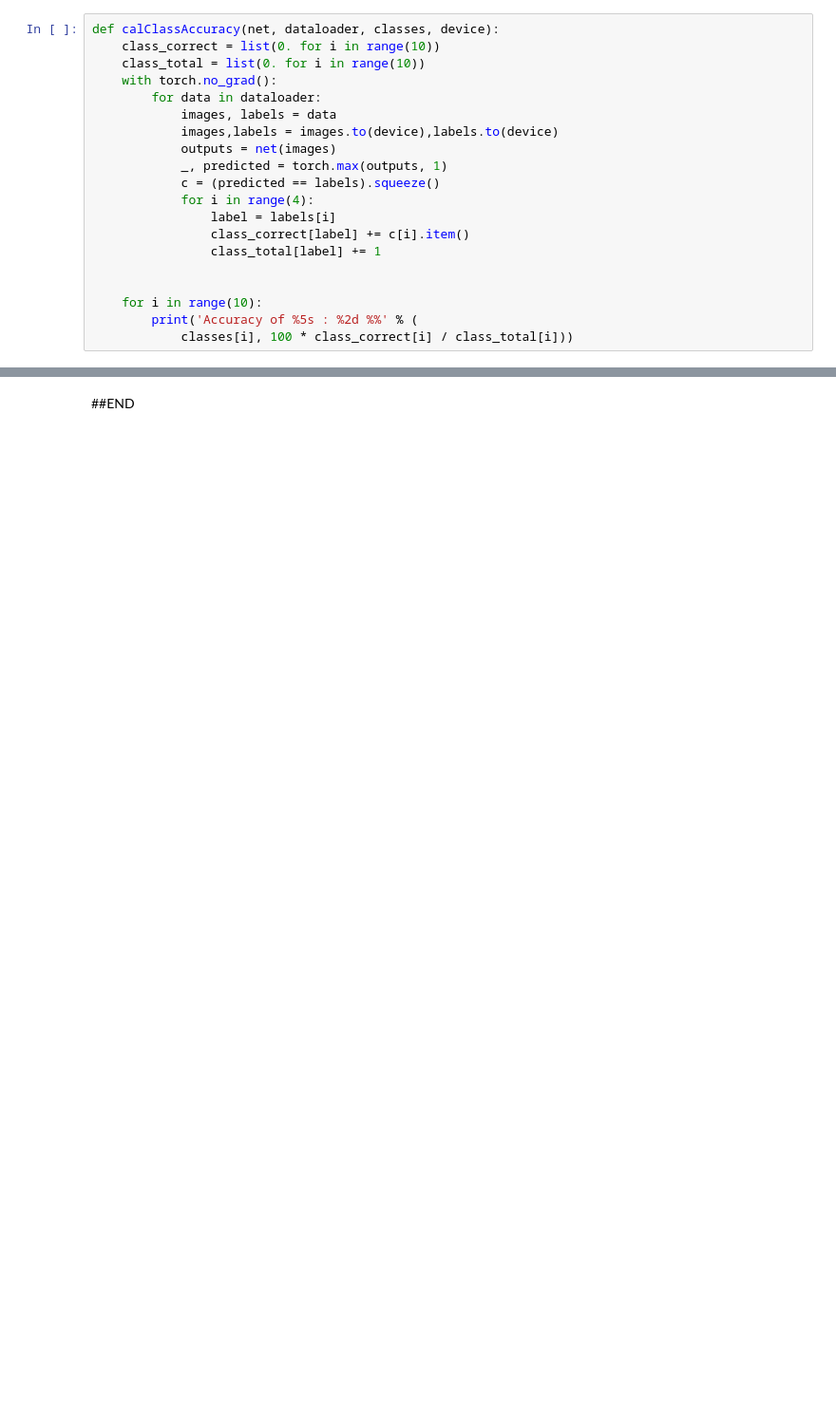
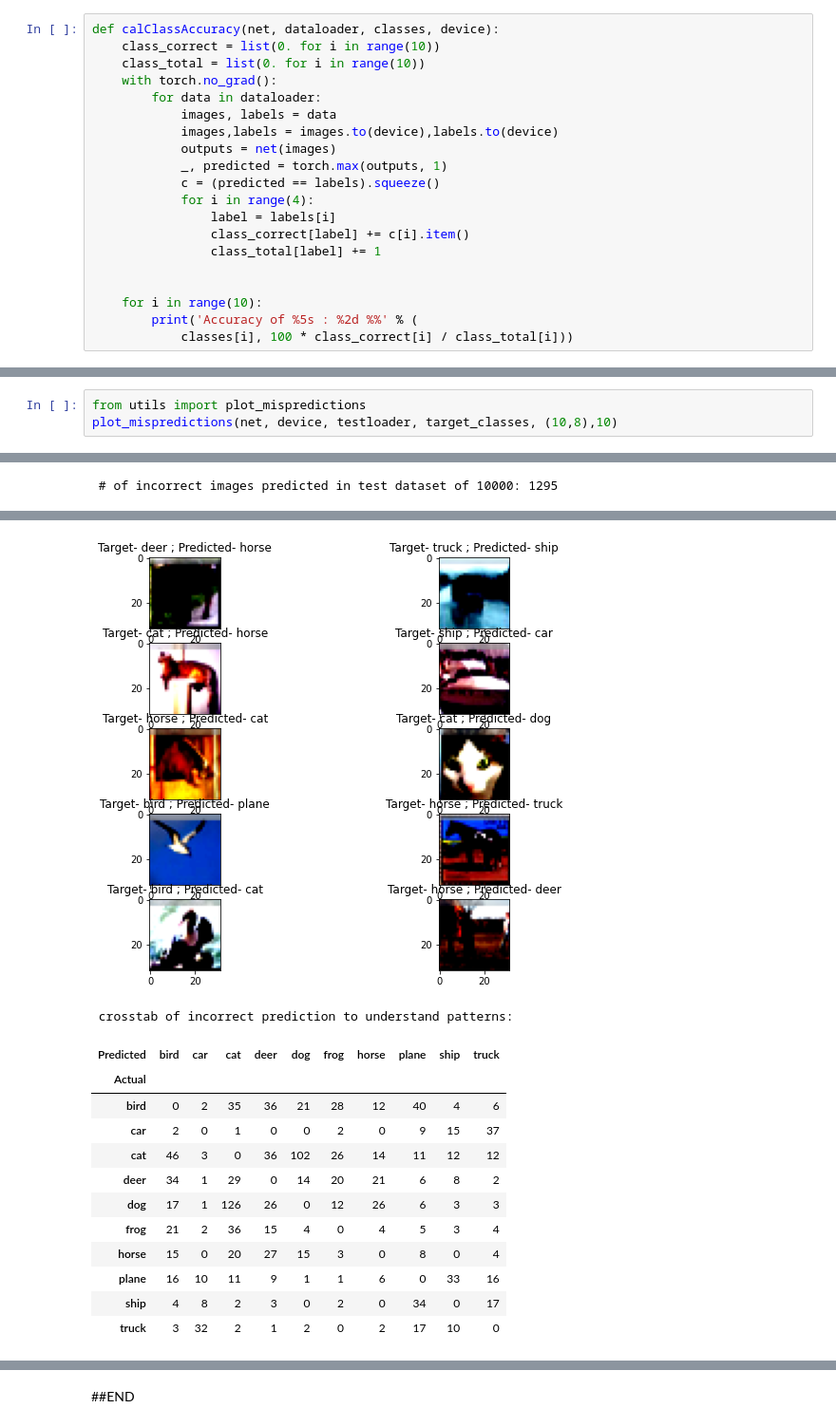
Before and after one commit to navrat/EVA_phase1_2022_23, a Jupyter notebook: S7_CIFAR_RESNET_GRADCAM/S7_RESNET_CIFAR_GRADCAM.ipynb, the cells around one changed output, grey strips where cells are left out. Shown: that part at 95% size. Cells and saved outputs as stored; diff of their text form; blank space fills up the shorter version.

```diff
--- a/S7_CIFAR_RESNET_GRADCAM/S7_RESNET_CIFAR_GRADCAM.ipynb
+++ b/S7_CIFAR_RESNET_GRADCAM/S7_RESNET_CIFAR_GRADCAM.ipynb
@@ -86,0 +229,4 @@ def calClassAccuracy(net, dataloader, classes, device):
+# %%
+from utils import plot_mispredictions
+plot_mispredictions(net, device, testloader, target_classes, (10,8),10)
+# %% [output]
@@ -86,0 +242 @@ def calClassAccuracy(net, dataloader, classes, device):
+ # of incorrect images predicted in test dataset of 10000: 1295
@@ -86,0 +244,14 @@ def calClassAccuracy(net, dataloader, classes, device):
+[figure, added]
+ crosstab of incorrect prediction to understand patterns:
+| Predicted | bird | car | cat | deer | dog | frog | horse | plane | ship | truck |
+| Actual |  |  |  |  |  |  |  |  |  |  |
+| bird | 0 | 2 | 35 | 36 | 21 | 28 | 12 | 40 | 4 | 6 |
+| car | 2 | 0 | 1 | 0 | 0 | 2 | 0 | 9 | 15 | 37 |
+| cat | 46 | 3 | 0 | 36 | 102 | 26 | 14 | 11 | 12 | 12 |
+| deer | 34 | 1 | 29 | 0 | 14 | 20 | 21 | 6 | 8 | 2 |
+| dog | 17 | 1 | 126 | 26 | 0 | 12 | 26 | 6 | 3 | 3 |
+| frog | 21 | 2 | 36 | 15 | 4 | 0 | 4 | 5 | 3 | 4 |
+| horse | 15 | 0 | 20 | 27 | 15 | 3 | 0 | 8 | 0 | 4 |
+| plane | 16 | 10 | 11 | 9 | 1 | 1 | 6 | 0 | 33 | 16 |
+| ship | 4 | 8 | 2 | 3 | 0 | 2 | 0 | 34 | 0 | 17 |
+| truck | 3 | 32 | 2 | 1 | 2 | 0 | 2 | 17 | 10 | 0 |
```
Also changed, not shown: parts of 22 cells of this notebook.
